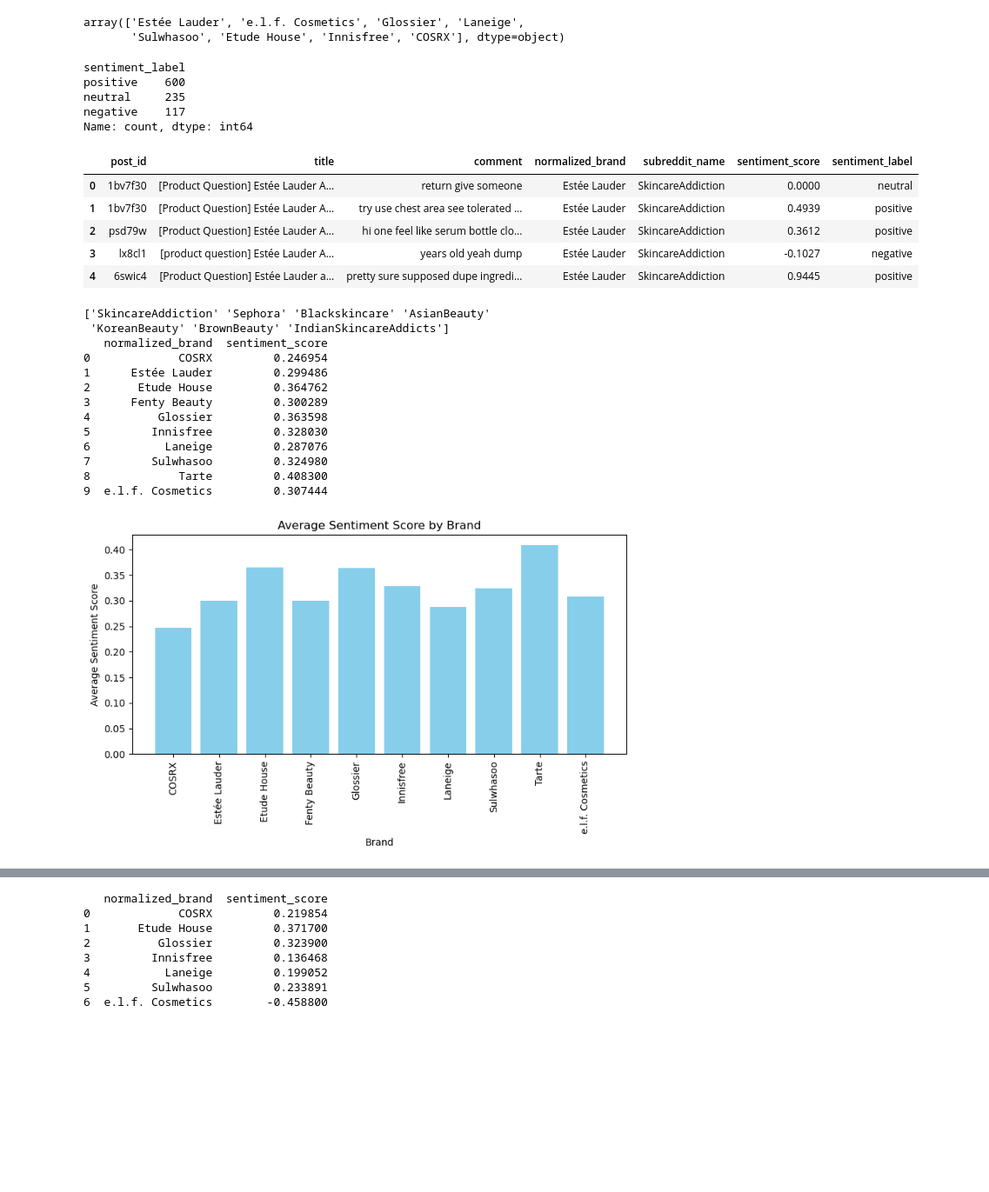
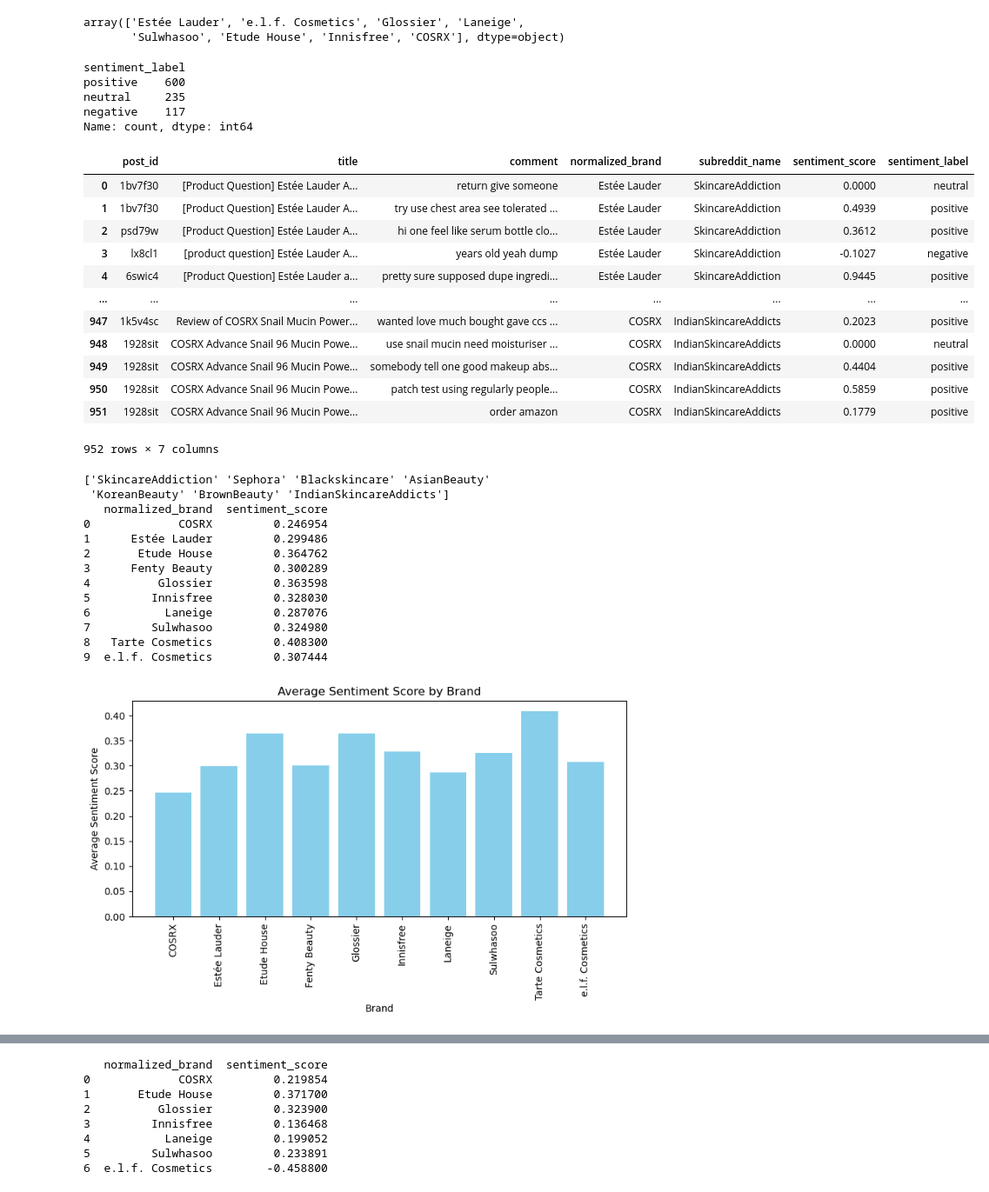
Before and after one commit to oooogiselle/Skinfluence, a Jupyter notebook: code/reddit_sentiment.ipynb, the cells around one changed output, grey strips where cells are left out. Shown at 87% size. Saved outputs shown, nothing was run; the diff lists cells and outputs as text; code cells hidden in the pictures; blank space fills up the shorter version.

```diff
--- a/code/reddit_sentiment.ipynb
+++ b/code/reddit_sentiment.ipynb
@@ -57,7 +57,8 @@ brand_mapping = {
     'fenty': 'Fenty Beauty',
     'etude': 'Etude House',
     'e.l.f.': 'e.l.f. Cosmetics',
-    'elf': 'e.l.f. Cosmetics'
+    'elf': 'e.l.f. Cosmetics',
+    'tarte': 'Tarte Cosmetics'
 }
 comment_df = comment_df.dropna(subset=["brand"])
 
@@ -117,35 +118,44 @@ for _, row in comment_df.iterrows():
             "positive" if sentiment_score > 0.05
             else "negative" if sentiment_score < -0.05
             else "neutral"
         )
         comment_rows.append({
             "post_id": row["post_id"],
             "title": row["title"],
             "comment": comment,
             "normalized_brand": target_brand,
             "subreddit_name": row["subreddit_name"],
             "sentiment_score": sentiment_score,
             "sentiment_label": sentiment_label
         })
 
 comment_df = pd.DataFrame(comment_rows)
 print(comment_df.sentiment_label.value_counts())
 
+comment_df.to_csv("../output/subreddit_sentiment_data.csv", index=False)
+comment_df
 
-comment_df.to_csv("../output/subreddit_sentiment_data.csv", index=False)
-comment_df.head()
+# Generate common label
+# Tag by product type
 # %% [output]
 sentiment_label
 positive    600
 neutral     235
 negative    117
 Name: count, dtype: int64
 |  | post_id | title | comment | normalized_brand | subreddit_name | sentiment_score | sentiment_label |
 | 0 | 1bv7f30 | [Product Question] Estée Lauder A... | return give someone | Estée Lauder | SkincareAddiction | 0.0000 | neutral |
 | 1 | 1bv7f30 | [Product Question] Estée Lauder A... | try use chest area see tolerated ... | Estée Lauder | SkincareAddiction | 0.4939 | positive |
 | 2 | psd79w | [Product Question] Estée Lauder A... | hi one feel like serum bottle clo... | Estée Lauder | SkincareAddiction | 0.3612 | positive |
 | 3 | lx8cl1 | [product question] Estée Lauder A... | years old yeah dump | Estée Lauder | SkincareAddiction | -0.1027 | negative |
 | 4 | 6swic4 | [Product Question] Estée Lauder a... | pretty sure supposed dupe ingredi... | Estée Lauder | SkincareAddiction | 0.9445 | positive |
+| ... | ... | ... | ... | ... | ... | ... | ... |
+| 947 | 1k5v4sc | Review of COSRX Snail Mucin Power... | wanted love much bought gave ccs ... | COSRX | IndianSkincareAddicts | 0.2023 | positive |
+| 948 | 1928sit | COSRX Advance Snail 96 Mucin Powe... | use snail mucin need moisturiser ... | COSRX | IndianSkincareAddicts | 0.0000 | neutral |
+| 949 | 1928sit | COSRX Advance Snail 96 Mucin Powe... | somebody tell one good makeup abs... | COSRX | IndianSkincareAddicts | 0.4404 | positive |
+| 950 | 1928sit | COSRX Advance Snail 96 Mucin Powe... | patch test using regularly people... | COSRX | IndianSkincareAddicts | 0.5859 | positive |
+| 951 | 1928sit | COSRX Advance Snail 96 Mucin Powe... | order amazon | COSRX | IndianSkincareAddicts | 0.1779 | positive |
+952 rows × 7 columns
 # %%
 print(comment_df["subreddit_name"].unique())
 avg_sentiment = comment_df.groupby("normalized_brand")["sentiment_score"].mean().reset_index()
@@ -171,9 +181,9 @@ plt.show()
 5         Innisfree         0.328030
 6           Laneige         0.287076
 7         Sulwhasoo         0.324980
-8             Tarte         0.408300
+8   Tarte Cosmetics         0.408300
 9  e.l.f. Cosmetics         0.307444
-[figure, old version]
+[figure, new version]
 # %%
 # Avg sentiment by SkincareAddiction
 skincare_addiction_df = comment_df[comment_df["subreddit_name"] == "SkincareAddiction"]
```
Also changed, not shown: parts of 2 cells of this notebook, 14 other files.
